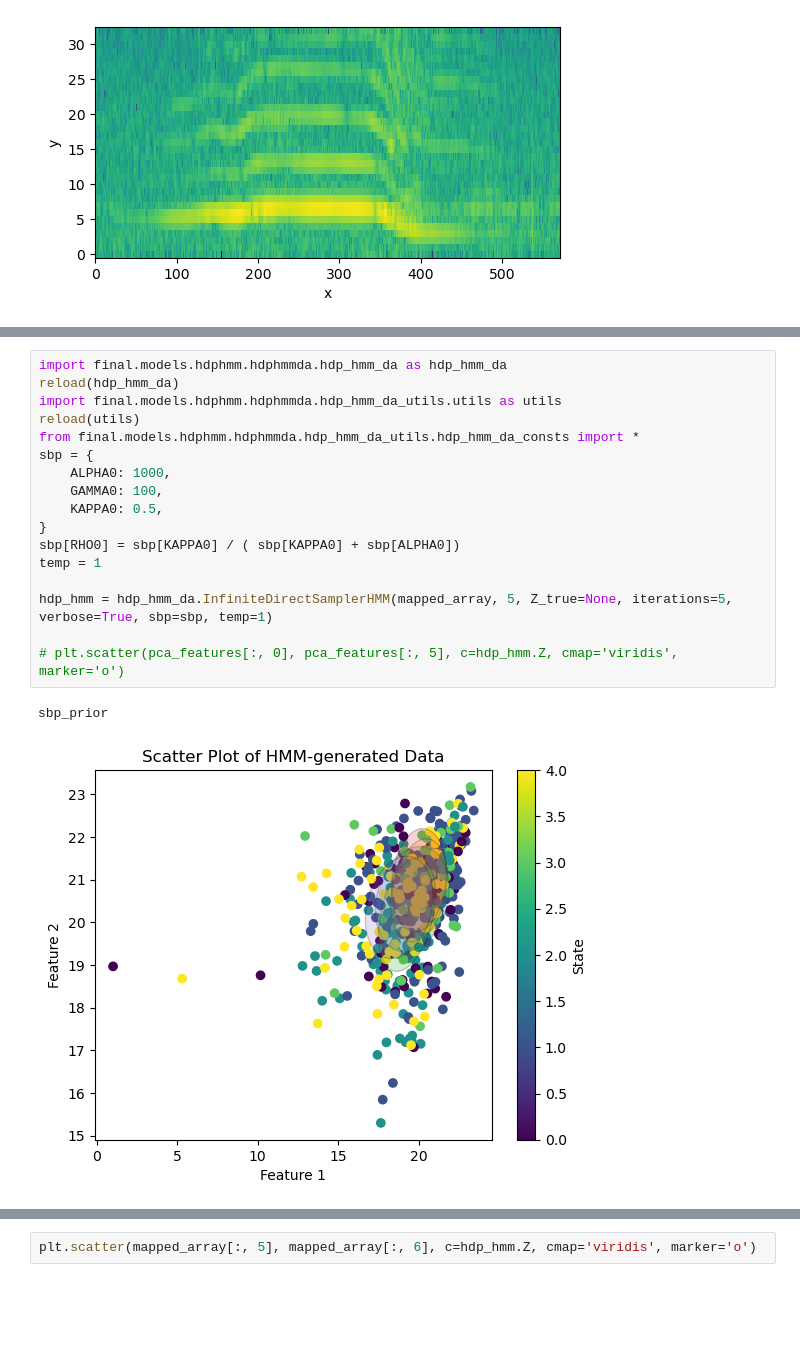
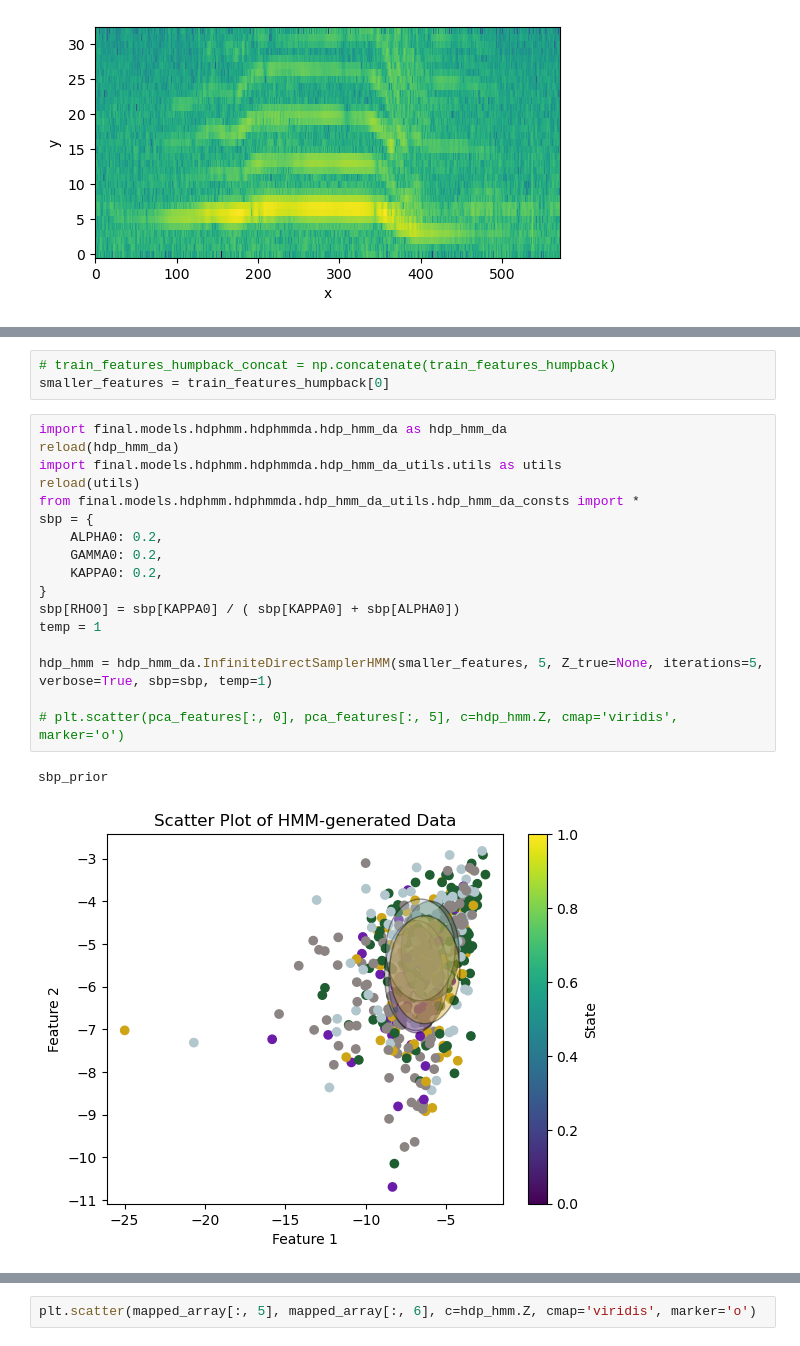
Before and after one commit to Davidjames9610/ubm, a Jupyter notebook: final/models/hdphmm/hdphmmda/testing/whale_data_da_test.ipynb, the cells around one changed output, grey strips where cells are left out. Saved outputs shown, nothing was run; the diff lists cells and outputs as text; blank space fills up the shorter version.

```diff
--- a/final/models/hdphmm/hdphmmda/testing/whale_data_da_test.ipynb
+++ b/final/models/hdphmm/hdphmmda/testing/whale_data_da_test.ipynb
@@ -105,22 +44,25 @@ np.var(mapped_array)
+# %%
+# train_features_humpback_concat = np.concatenate(train_features_humpback)
+smaller_features = train_features_humpback[0]
 # %%
 import final.models.hdphmm.hdphmmda.hdp_hmm_da as hdp_hmm_da
 reload(hdp_hmm_da)
 import final.models.hdphmm.hdphmmda.hdp_hmm_da_utils.utils as utils
 reload(utils)
 from final.models.hdphmm.hdphmmda.hdp_hmm_da_utils.hdp_hmm_da_consts import *
 sbp = {
-    ALPHA0: 1000,
-    GAMMA0: 100,
-    KAPPA0: 0.5,
+    ALPHA0: 0.2,
+    GAMMA0: 0.2,
+    KAPPA0: 0.2,
 }
 sbp[RHO0] = sbp[KAPPA0] / ( sbp[KAPPA0] + sbp[ALPHA0])
 temp = 1
 
-hdp_hmm = hdp_hmm_da.InfiniteDirectSamplerHMM(mapped_array, 5, Z_true=None, iterations=5, verbose=True, sbp=sbp, temp=1)
+hdp_hmm = hdp_hmm_da.InfiniteDirectSamplerHMM(smaller_features, 5, Z_true=None, iterations=5, verbose=True, sbp=sbp, temp=1)
 
 # plt.scatter(pca_features[:, 0], pca_features[:, 5], c=hdp_hmm.Z, cmap='viridis', marker='o')
 # %% [output]
 sbp_prior
-[figure, old version]
+[figure, new version]
 # %%
 hdp_hmm.fit()
```
Also changed, not shown: parts of 6 cells of this notebook, 3 other files.
